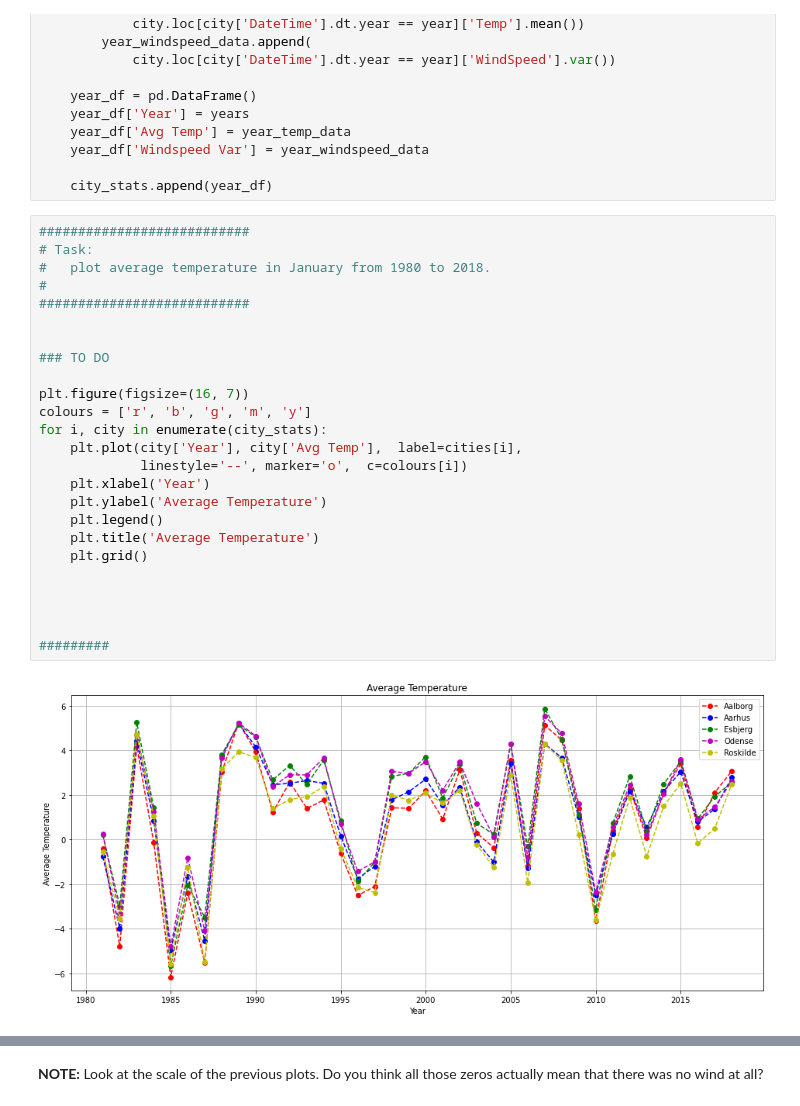
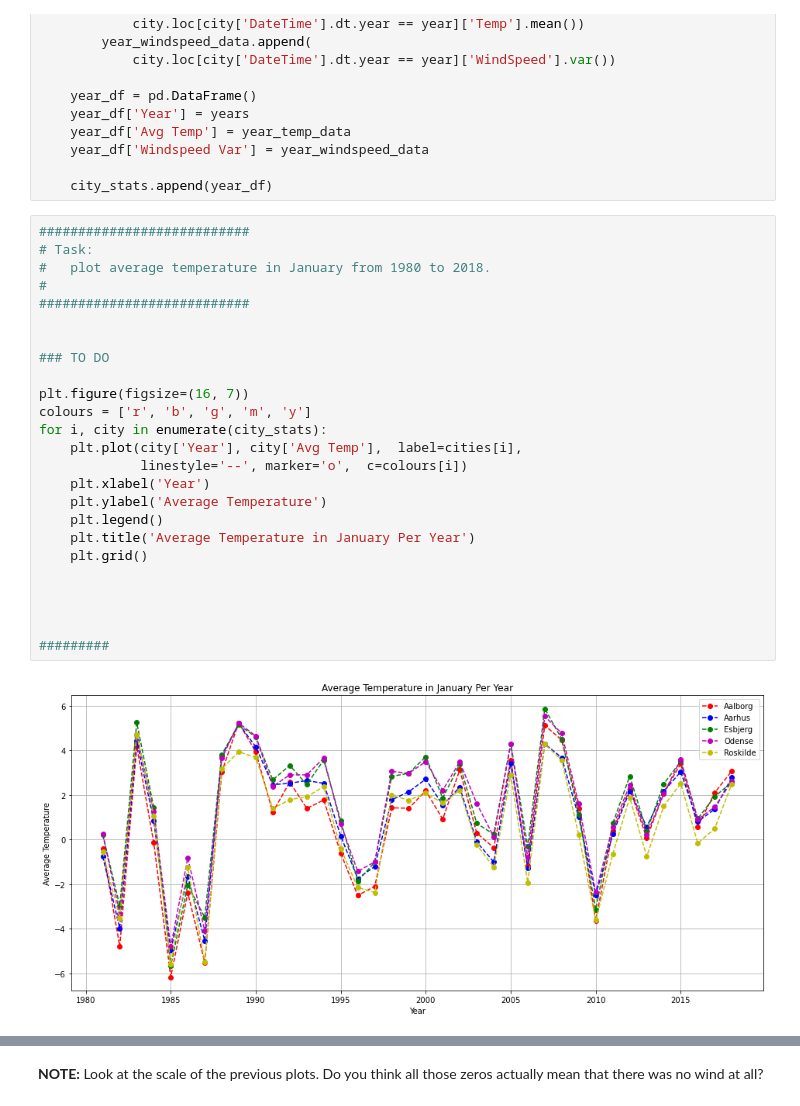
Before and after one commit to UCL-ELEC0136/2-data-processing-SemihA91, a Jupyter notebook: 2-data-processing.ipynb, the cells around one changed output, grey strips where cells are left out. Cells and saved outputs as stored; diff of their text form.

```diff
--- a/2-data-processing.ipynb
+++ b/2-data-processing.ipynb
@@ -222,30 +222,30 @@ for city in df_jan_cities:
 # %%
 ###########################
 # Task:
 #   plot average temperature in January from 1980 to 2018.
 #
 ###########################
 
 
 ### TO DO
 
 plt.figure(figsize=(16, 7))
 colours = ['r', 'b', 'g', 'm', 'y']
 for i, city in enumerate(city_stats):
     plt.plot(city['Year'], city['Avg Temp'],  label=cities[i],
              linestyle='--', marker='o',  c=colours[i])
     plt.xlabel('Year')
     plt.ylabel('Average Temperature')
     plt.legend()
-    plt.title('Average Temperature')
+    plt.title('Average Temperature in January Per Year')
     plt.grid()
 
 
 
 
 #########
 # %% [output]
-[figure, old version]
+[figure, new version]
 # %%
 ###########################
 # Task:
```
Also changed, not shown: parts of 12 cells of this notebook.
